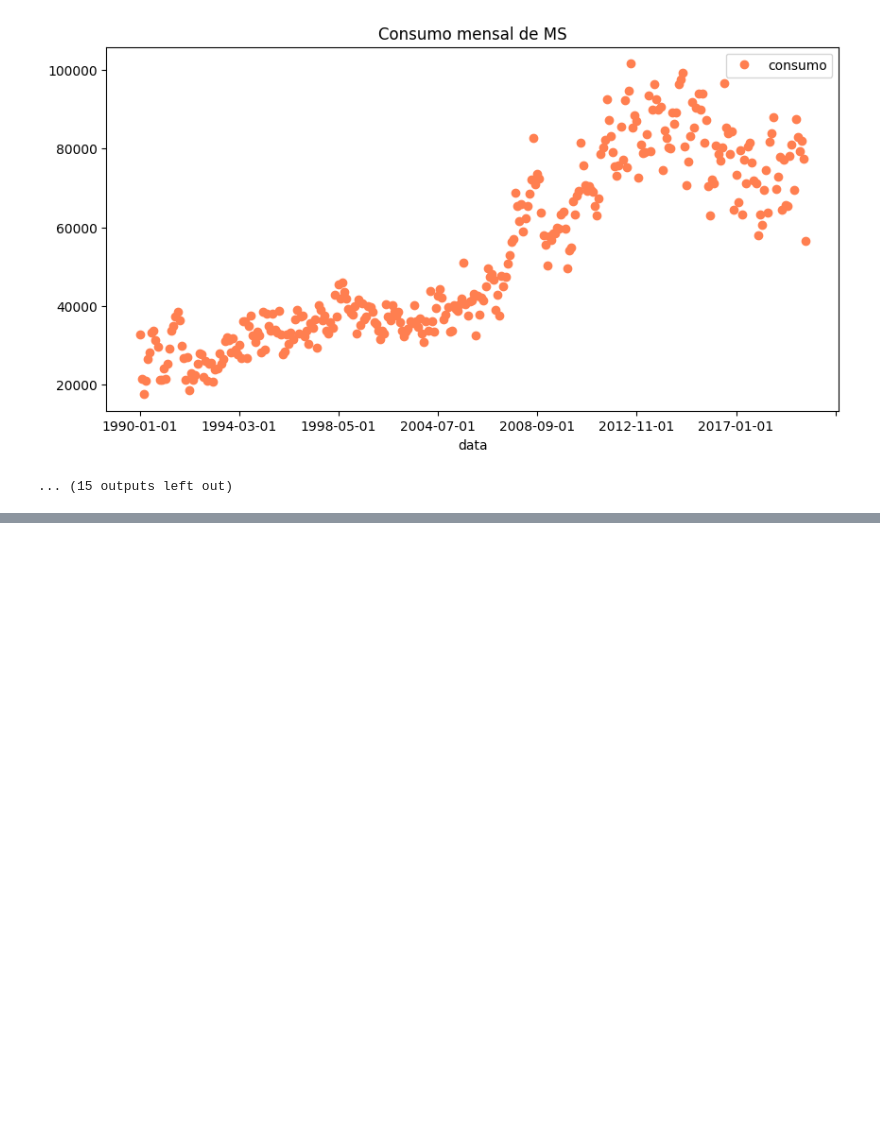
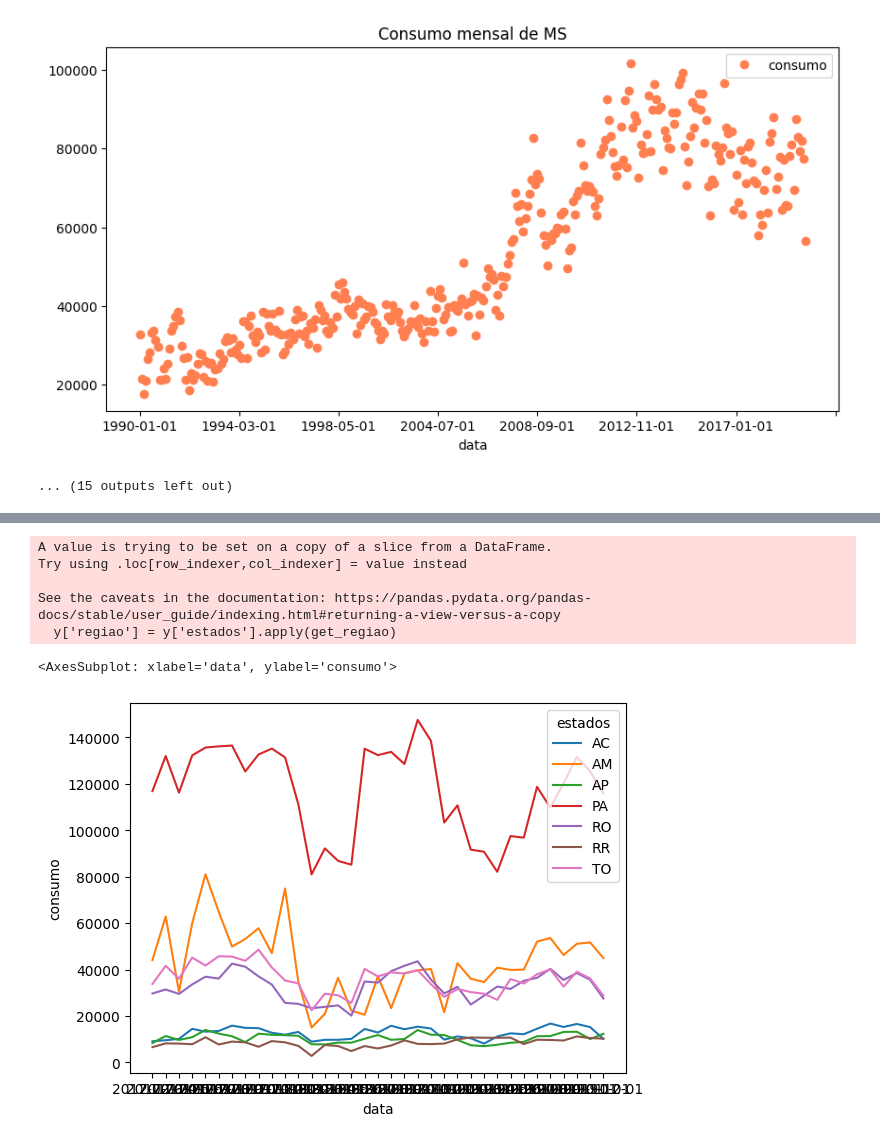
Before and after one commit to LeiteJu/TCC, a Jupyter notebook: notebooks/eda.ipynb, the cells around one changed output, grey strips where cells are left out. Drawn from its saved outputs; the diff is of its cells as text; code cells hidden in the pictures; blank space fills up the shorter version.

```diff
--- a/notebooks/eda.ipynb
+++ b/notebooks/eda.ipynb
@@ -240,3 +243,5 @@ for state in range(27):
 [figure]
 [figure]
 ... (15 outputs left out)
+# %%
+df = pd.read_csv(f"{PATH}processado.csv")
@@ -242,0 +258,34 @@ for state in range(27):
+# %%
+N='NORTE'
+NE="NORDESTE"
+CO='CENTRO OESTE'
+SE='SUDESTE'
+S = 'SUL'
+
+REGIOES = {
+    'AC': N, 'AL': NE, 'AM' : N, 'AP' : N, 'BA' : NE, 'CE' : NE,
+    'DF' : CO, 'ES' : SE, 'GO' : CO, 'MA' : NE,
+    'MG' : SE, 'MS' : CO, 'MT' : CO, 'PA' : N, 'PB' : NE,
+    'PE' : NE, 'PI' : NE, 'PR' : S, 'RJ' : SE,
+    'RN' : NE, 'RO' : N, 'RR' : N, 'RS' : S,
+    'SC' : S, 'SE' : NE, 'SP' : SE, 'TO' : N}
+
+def get_regiao (x):
+    return REGIOES[x]
+# %%
+y = df[['estados', 'data', 'consumo']]
+y['regiao'] = y['estados'].apply(get_regiao)
+# %% [output]
+A value is trying to be set on a copy of a slice from a DataFrame.
+Try using .loc[row_indexer,col_indexer] = value instead
+
+See the caveats in the documentation: https://pandas.pydata.org/pandas-docs/stable/user_guide/indexing.html#returning-a-view-versus-a-copy
+  y['regiao'] = y['estados'].apply(get_regiao)
+# %%
+y = y[y["data"] > "2017-01-01"]
+y = y.set_index('data')
+# %%
+sns.lineplot(data=y[y['regiao'] == 'NORTE'], x=y[y['regiao'] == 'NORTE'].index, y='consumo', hue="estados")
+# %% [output]
+<AxesSubplot: xlabel='data', ylabel='consumo'>
+[figure, added]
```
Also changed, not shown: parts of 10 cells of this notebook, 7 other files.
